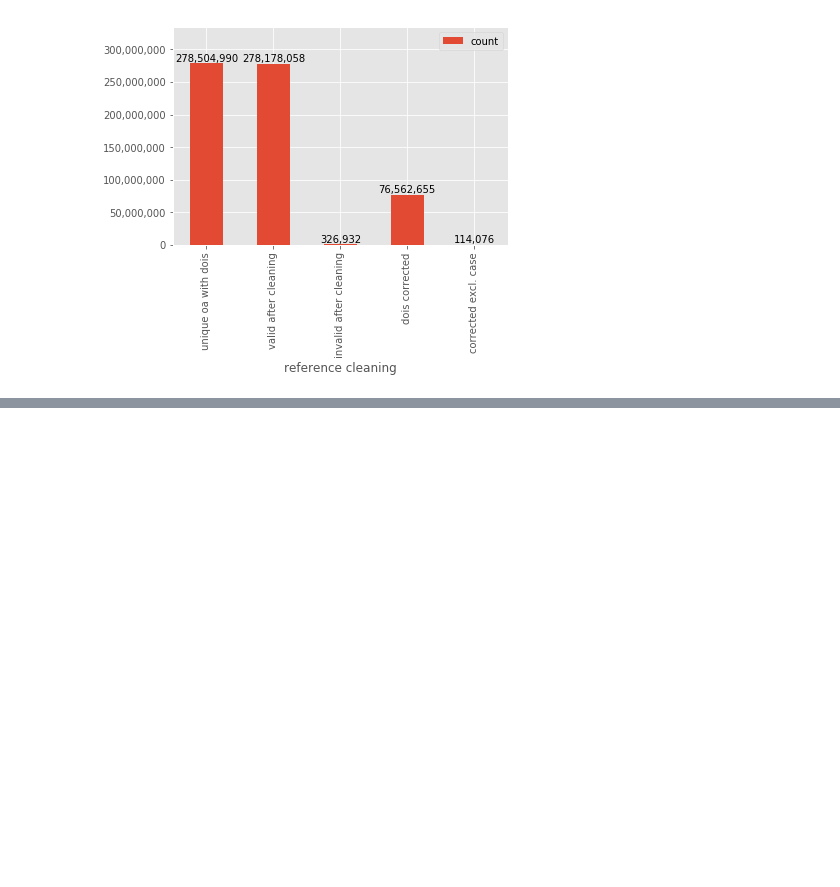
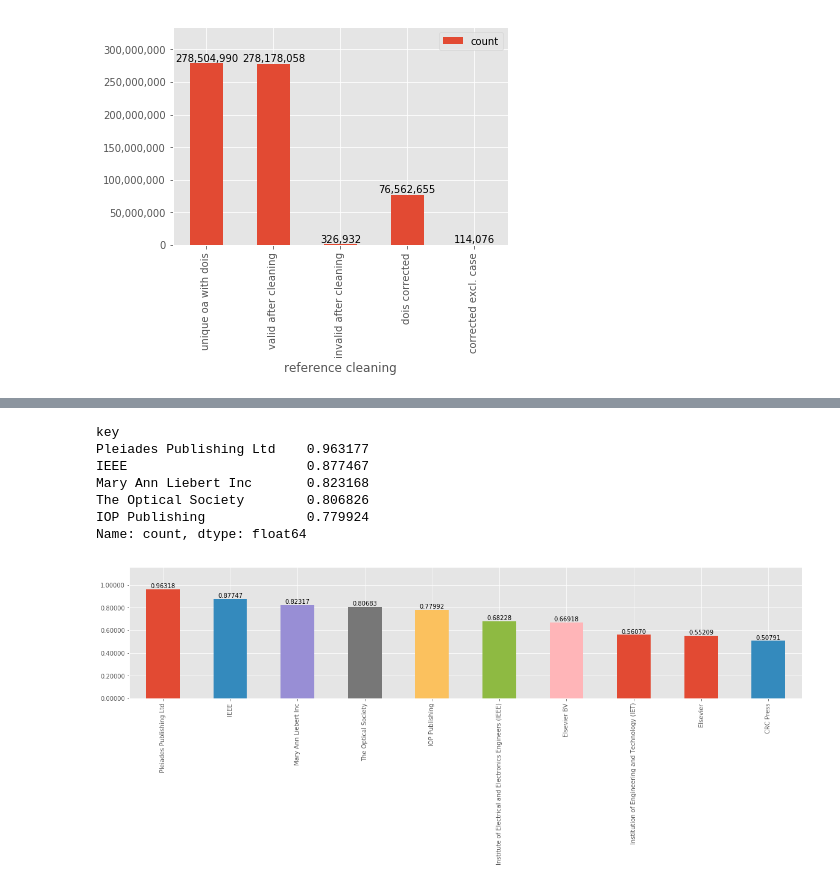
Before and after one commit to elifesciences/datacapsule-crossref, a Jupyter notebook: notebooks/citation-stats.ipynb, the cells around one changed output, grey strips where cells are left out. Saved outputs shown, nothing was run; the diff lists cells and outputs as text; code cells hidden in the pictures; blank space fills up the shorter version.

```diff
--- a/notebooks/citation-stats.ipynb
+++ b/notebooks/citation-stats.ipynb
@@ -159,21 +200,30 @@ show_counts(df_temp['count'].head(10), figsize=(20, 4))
 # %%
 df_temp = (
     df_reference_stat[df_reference_stat['type'] == 'non_oa_ref-publisher']
     .drop('type', axis=1)
     .set_index('key')
 )
 df_temp2 = (
     df_reference_stat[df_reference_stat['type'] == 'total_publisher']
     .drop('type', axis=1)
     .set_index('key')
 )
-# df_temp = df_temp[df_temp['count'] > 100000]
+df_temp = df_temp[df_temp['count'] > 100000]
 # df_temp = df_temp[df_temp2['count'] > 10000]
 # df_temp2 = df_temp2[df_temp2['count'] > 10000]
 df_temp3 = df_temp.copy()
 df_temp3['count'] = df_temp3['count'] / df_temp2['count']
 print(df_temp3['count'].sort_values(ascending=False).head())
 show_counts(df_temp3['count'].sort_values(ascending=False).head(10), number_format='{:,.5f}', figsize=(20, 4))
+# %% [output]
+key
+Pleiades Publishing Ltd    0.963177
+IEEE                       0.877467
+Mary Ann Liebert Inc       0.823168
+The Optical Society        0.806826
+IOP Publishing             0.779924
+Name: count, dtype: float64
+[figure, added]
 # %%
 df_temp = (
     df_reference_stat[df_reference_stat['type'] == 'non_oa_ref-countainer_title']
```
Also changed, not shown: parts of 8 cells of this notebook.
